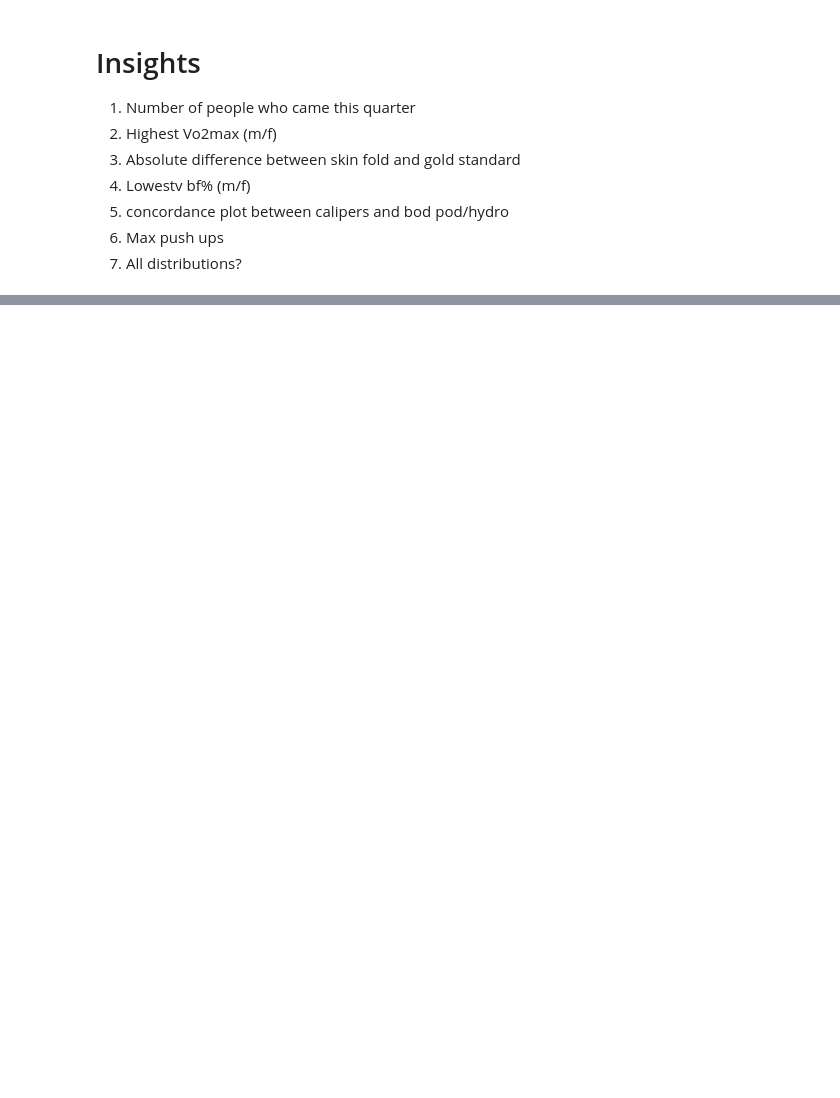
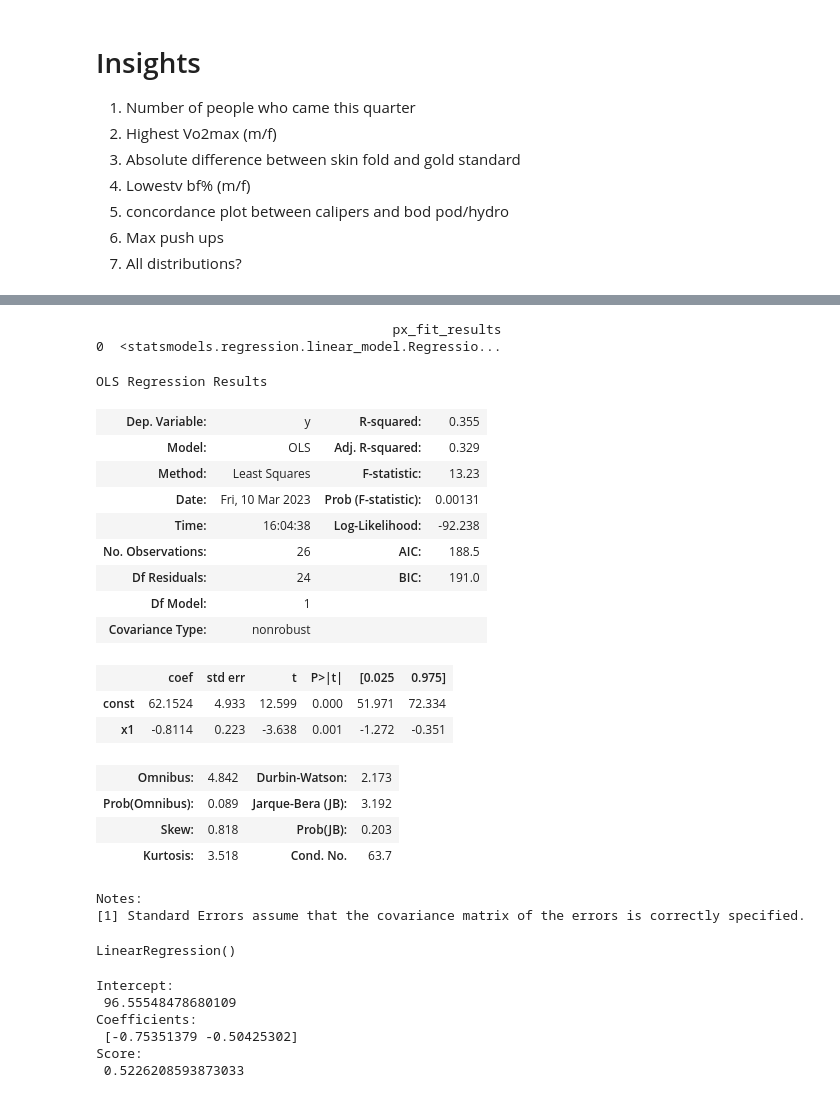
Before and after one commit to jonathjd/cwu-fitlab, a Jupyter notebook: notebooks/3.1-jd-report-figs.ipynb, the cells around one changed output, grey strips where cells are left out. Drawn from its saved outputs; the diff is of its cells as text; code cells hidden in the pictures; blank space fills up the shorter version.

```diff
--- a/notebooks/3.1-jd-report-figs.ipynb
+++ b/notebooks/3.1-jd-report-figs.ipynb
@@ -83,0 +298,39 @@ DatetimeIndex(['2023-01-23', '2023-01-30', '2023-01-31', '2023-02-06',
+# %%
+fig = px.scatter(df, x='Body Fat (%)', y="VO2Max (ml/kg/min)", color='Sex',
+                 hover_data=['Age'], width=850, height=600, trendline='ols',
+                 trendline_scope="overall", trendline_color_override="black"
+                 )
+
+fig.update_traces(marker=dict(size=12,
+                              line=dict(width=2,
+                                        color='DarkSlateGrey')),
+                  selector=dict(mode='markers'))
+
+fig.show()
+
+results = px.get_trendline_results(fig)
+print(results)
+
+results.px_fit_results.iloc[0].summary()
+# %% [output]
+                                      px_fit_results
+0  <statsmodels.regression.linear_model.Regressio...
+OLS Regression Results
+| Dep. Variable: | y | R-squared: | 0.355 |
+| Model: | OLS | Adj. R-squared: | 0.329 |
+| Method: | Least Squares | F-statistic: | 13.23 |
+| Date: | Fri, 10 Mar 2023 | Prob (F-statistic): | 0.00131 |
+| Time: | 16:04:38 | Log-Likelihood: | -92.238 |
+| No. Observations: | 26 | AIC: | 188.5 |
+| Df Residuals: | 24 | BIC: | 191.0 |
+| Df Model: | 1 |  |  |
+| Covariance Type: | nonrobust |  |  |
+|  | coef | std err | t | P>|t| | [0.025 | 0.975] |
+| const | 62.1524 | 4.933 | 12.599 | 0.000 | 51.971 | 72.334 |
+| x1 | -0.8114 | 0.223 | -3.638 | 0.001 | -1.272 | -0.351 |
+| Omnibus: | 4.842 | Durbin-Watson: | 2.173 |
+| Prob(Omnibus): | 0.089 | Jarque-Bera (JB): | 3.192 |
+| Skew: | 0.818 | Prob(JB): | 0.203 |
+| Kurtosis: | 3.518 | Cond. No. | 63.7 |
+Notes:
+[1] Standard Errors assume that the covariance matrix of the errors is correctly specified.
@@ -83,0 +341,16 @@ DatetimeIndex(['2023-01-23', '2023-01-30', '2023-01-31', '2023-02-06',
+# %%
+regr = linear_model.LinearRegression()
+regr.fit(X, y)
+# %% [output]
+LinearRegression()
+# %%
+print('Intercept: \n', regr.intercept_)
+print('Coefficients: \n', regr.coef_)
+print('Score: \n', regr.score(X, y))
+# %% [output]
+Intercept:
+ 96.55548478680109
+Coefficients:
+ [-0.75351379 -0.50425302]
+Score:
+ 0.5226208593873033
```
Also changed, not shown: parts of 29 cells of this notebook, 1 other file.
